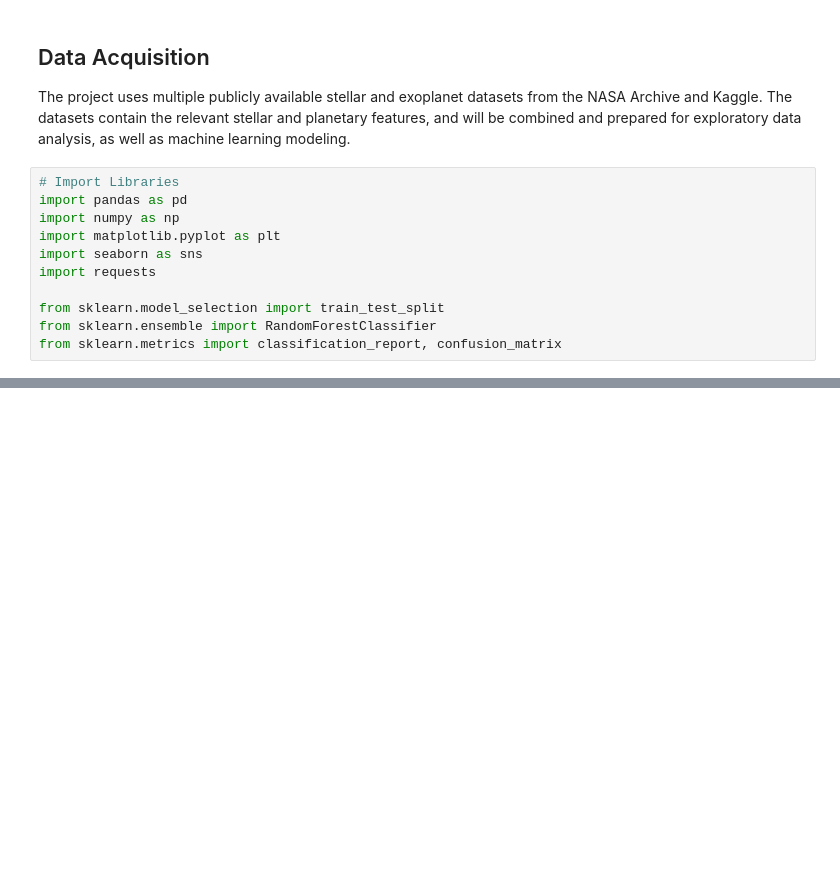
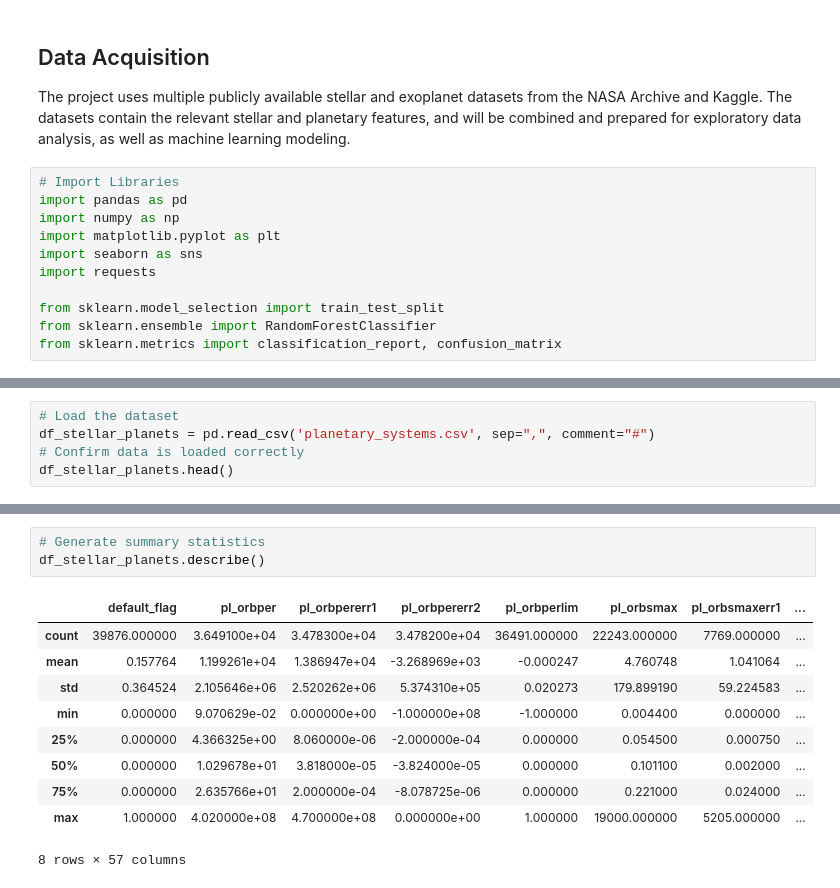
Before and after one commit to joshreisinger17-Data/Exoplanet-Habitability-Prediction, a Jupyter notebook: capstone.ipynb, the cells around one changed output, grey strips where cells are left out. Drawn from its saved outputs; the diff is of its cells as text; blank space fills up the shorter version.

Commit message:
Data Collection and Data Understanding Completed

```diff
--- a/capstone.ipynb
+++ b/capstone.ipynb
@@ -43,0 +47,5 @@ from sklearn.metrics import classification_report, confusion_matrix
+# %%
+# Load the dataset
+df_stellar_planets = pd.read_csv('planetary_systems.csv', sep=",", comment="#")
+# Confirm data is loaded correctly
+df_stellar_planets.head()
@@ -43,0 +103,14 @@ from sklearn.metrics import classification_report, confusion_matrix
+# %%
+# Generate summary statistics
+df_stellar_planets.describe()
+# %% [output]
+|  | default_flag | pl_orbper | pl_orbpererr1 | pl_orbpererr2 | pl_orbperlim | pl_orbsmax | pl_orbsmaxerr1 | ... |
+| count | 39876.000000 | 3.649100e+04 | 3.478300e+04 | 3.478200e+04 | 36491.000000 | 22243.000000 | 7769.000000 | ... |
+| mean | 0.157764 | 1.199261e+04 | 1.386947e+04 | -3.268969e+03 | -0.000247 | 4.760748 | 1.041064 | ... |
+| std | 0.364524 | 2.105646e+06 | 2.520262e+06 | 5.374310e+05 | 0.020273 | 179.899190 | 59.224583 | ... |
+| min | 0.000000 | 9.070629e-02 | 0.000000e+00 | -1.000000e+08 | -1.000000 | 0.004400 | 0.000000 | ... |
+| 25% | 0.000000 | 4.366325e+00 | 8.060000e-06 | -2.000000e-04 | 0.000000 | 0.054500 | 0.000750 | ... |
+| 50% | 0.000000 | 1.029678e+01 | 3.818000e-05 | -3.824000e-05 | 0.000000 | 0.101100 | 0.002000 | ... |
+| 75% | 0.000000 | 2.635766e+01 | 2.000000e-04 | -8.078725e-06 | 0.000000 | 0.221000 | 0.024000 | ... |
+| max | 1.000000 | 4.020000e+08 | 4.700000e+08 | 0.000000e+00 | 1.000000 | 19000.000000 | 5205.000000 | ... |
+8 rows × 57 columns
```
Also changed, not shown: parts of 15 cells of this notebook, 2 other files.
